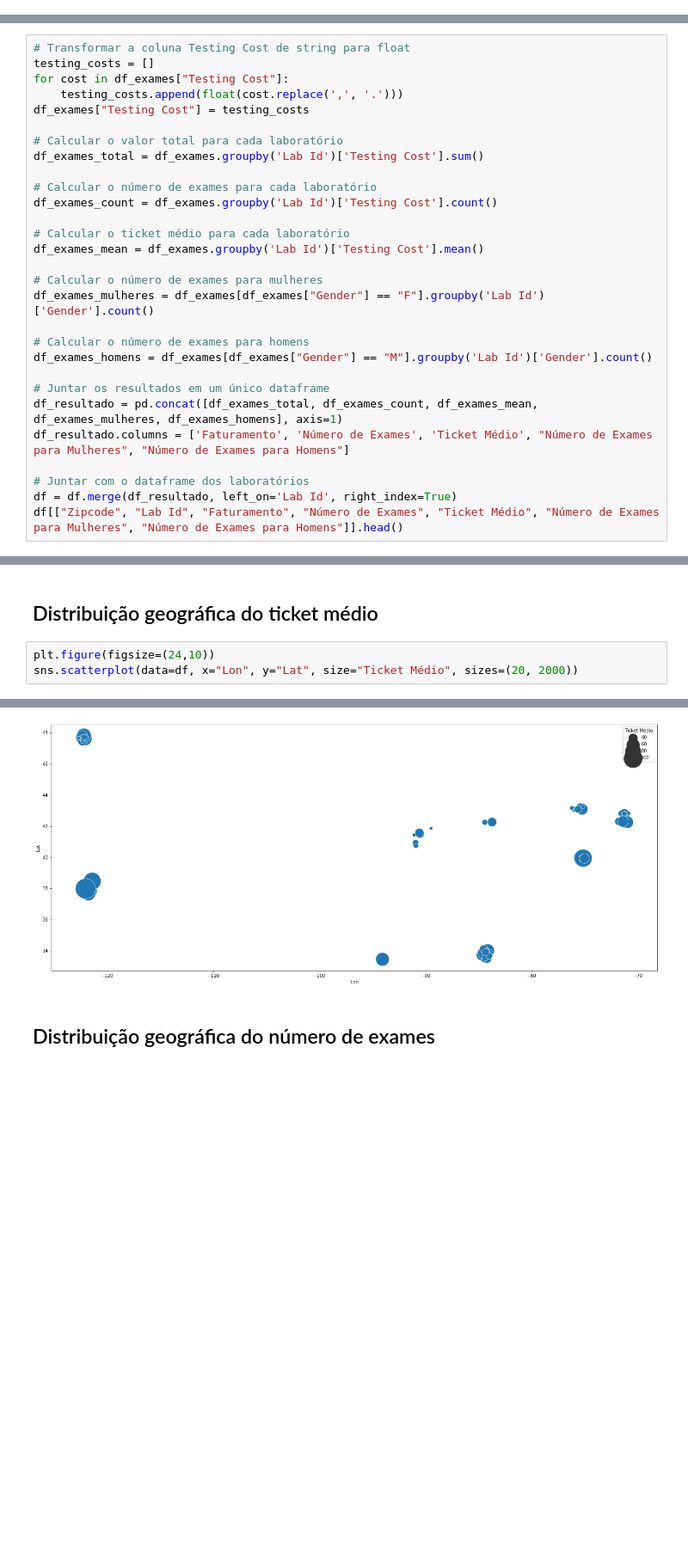
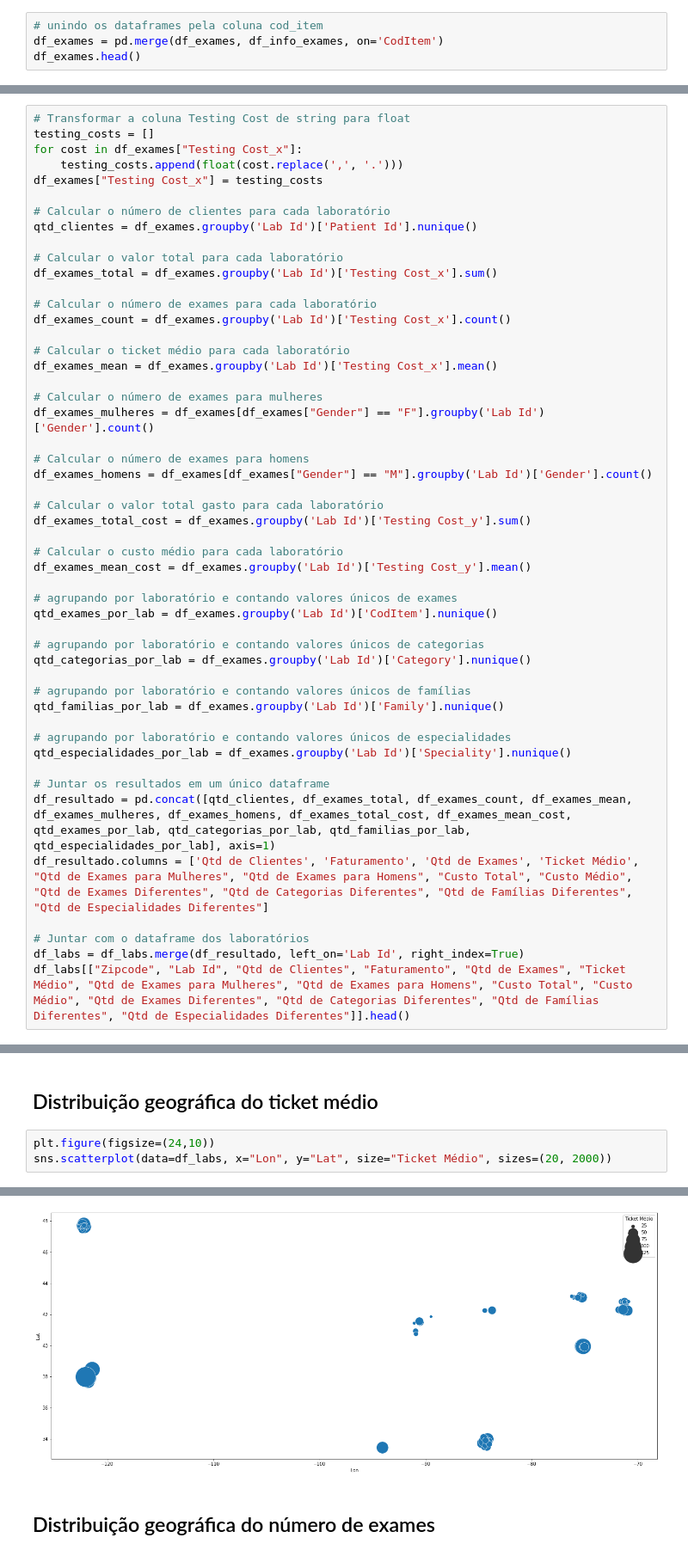
Before and after one commit to leotanaka4/desafio-elogroup, a Jupyter notebook: ans.ipynb, the cells around one changed output, grey strips where cells are left out. Shown: that part at 86% size. Saved outputs shown, nothing was run; the diff lists cells and outputs as text; blank space fills up the shorter version.

```diff
--- a/ans.ipynb
+++ b/ans.ipynb
@@ -232,0 +224,4 @@ df_exames.head()
+# %%
+# unindo os dataframes pela coluna cod_item
+df_exames = pd.merge(df_exames, df_info_exames, on='CodItem')
+df_exames.head()
@@ -237,18 +239,21 @@ array(['F', 'M', 'I'], dtype=object)
 # %%
 # Transformar a coluna Testing Cost de string para float
 testing_costs = []
-for cost in df_exames["Testing Cost"]:
+for cost in df_exames["Testing Cost_x"]:
     testing_costs.append(float(cost.replace(',', '.')))
-df_exames["Testing Cost"] = testing_costs
+df_exames["Testing Cost_x"] = testing_costs
+
+# Calcular o número de clientes para cada laboratório
+qtd_clientes = df_exames.groupby('Lab Id')['Patient Id'].nunique()
 
 # Calcular o valor total para cada laboratório
-df_exames_total = df_exames.groupby('Lab Id')['Testing Cost'].sum()
+df_exames_total = df_exames.groupby('Lab Id')['Testing Cost_x'].sum()
 
 # Calcular o número de exames para cada laboratório
-df_exames_count = df_exames.groupby('Lab Id')['Testing Cost'].count()
+df_exames_count = df_exames.groupby('Lab Id')['Testing Cost_x'].count()
 
 # Calcular o ticket médio para cada laboratório
-df_exames_mean = df_exames.groupby('Lab Id')['Testing Cost'].mean()
+df_exames_mean = df_exames.groupby('Lab Id')['Testing Cost_x'].mean()
 
 # Calcular o número de exames para mulheres
 df_exames_mulheres = df_exames[df_exames["Gender"] == "F"].groupby('Lab Id')['Gender'].count()
@@ -256,11 +261,29 @@ df_exames_mulheres = df_exames[df_exames["Gender"] == "F"].groupby('Lab Id')['Ge
 # Calcular o número de exames para homens
 df_exames_homens = df_exames[df_exames["Gender"] == "M"].groupby('Lab Id')['Gender'].count()
 
+# Calcular o valor total gasto para cada laboratório
+df_exames_total_cost = df_exames.groupby('Lab Id')['Testing Cost_y'].sum()
+
+# Calcular o custo médio para cada laboratório
+df_exames_mean_cost = df_exames.groupby('Lab Id')['Testing Cost_y'].mean()
+
+# agrupando por laboratório e contando valores únicos de exames
+qtd_exames_por_lab = df_exames.groupby('Lab Id')['CodItem'].nunique()
+
+# agrupando por laboratório e contando valores únicos de categorias
+qtd_categorias_por_lab = df_exames.groupby('Lab Id')['Category'].nunique()
+
+# agrupando por laboratório e contando valores únicos de famílias
+qtd_familias_por_lab = df_exames.groupby('Lab Id')['Family'].nunique()
+
+# agrupando por laboratório e contando valores únicos de especialidades
+qtd_especialidades_por_lab = df_exames.groupby('Lab Id')['Speciality'].nunique()
+
 # Juntar os resultados em um único dataframe
-df_resultado = pd.concat([df_exames_total, df_exames_count, df_exames_mean, df_exames_mulheres, df_exames_homens], axis=1)
-df_resultado.columns = ['Faturamento', 'Número de Exames', 'Ticket Médio', "Número de Exames para Mulheres", "Número de Exames para Homens"]
+df_resultado = pd.concat([qtd_clientes, df_exames_total, df_exames_count, df_exames_mean, df_exames_mulheres, df_exames_homens, df_exames_total_cost, df_exames_mean_cost, qtd_exames_por_lab, qtd_categorias_por_lab, qtd_familias_por_lab, qtd_especialidades_por_lab], axis=1)
+df_resultado.columns = ['Qtd de Clientes', 'Faturamento', 'Qtd de Exames', 'Ticket Médio', "Qtd de Exames para Mulheres", "Qtd de Exames para Homens", "Custo Total", "Custo Médio", "Qtd de Exames Diferentes", "Qtd de Categorias Diferentes", "Qtd de Famílias Diferentes", "Qtd de Especialidades Diferentes"]
 
 # Juntar com o dataframe dos laboratórios
-df = df.merge(df_resultado, left_on='Lab Id', right_index=True)
-df[["Zipcode", "Lab Id", "Faturamento", "Número de Exames", "Ticket Médio", "Número de Exames para Mulheres", "Número de Exames para Homens"]].head()
+df_labs = df_labs.merge(df_resultado, left_on='Lab Id', right_index=True)
+df_labs[["Zipcode", "Lab Id", "Qtd de Clientes", "Faturamento", "Qtd de Exames", "Ticket Médio", "Qtd de Exames para Mulheres", "Qtd de Exames para Homens", "Custo Total", "Custo Médio", "Qtd de Exames Diferentes", "Qtd de Categorias Diferentes", "Qtd de Famílias Diferentes", "Qtd de Especialidades Diferentes"]].head()
 # %% [output]
@@ -317,10 +340,10 @@ Esse gráfico ajuda a entender um pouco melhor como a posição geográfica afet
 ## Distribuição geográfica do ticket médio
 # %%
 plt.figure(figsize=(24,10))
-sns.scatterplot(data=df, x="Lon", y="Lat", size="Ticket Médio", sizes=(20, 2000))
+sns.scatterplot(data=df_labs, x="Lon", y="Lat", size="Ticket Médio", sizes=(20, 2000))
 # %% [output]
 <AxesSubplot:xlabel='Lon', ylabel='Lat'>
-[figure, old version]
+[figure, new version]
 # %% [markdown]
 ## Distribuição geográfica do número de exames
 # %%
```
Also changed, not shown: parts of 16 cells of this notebook.
